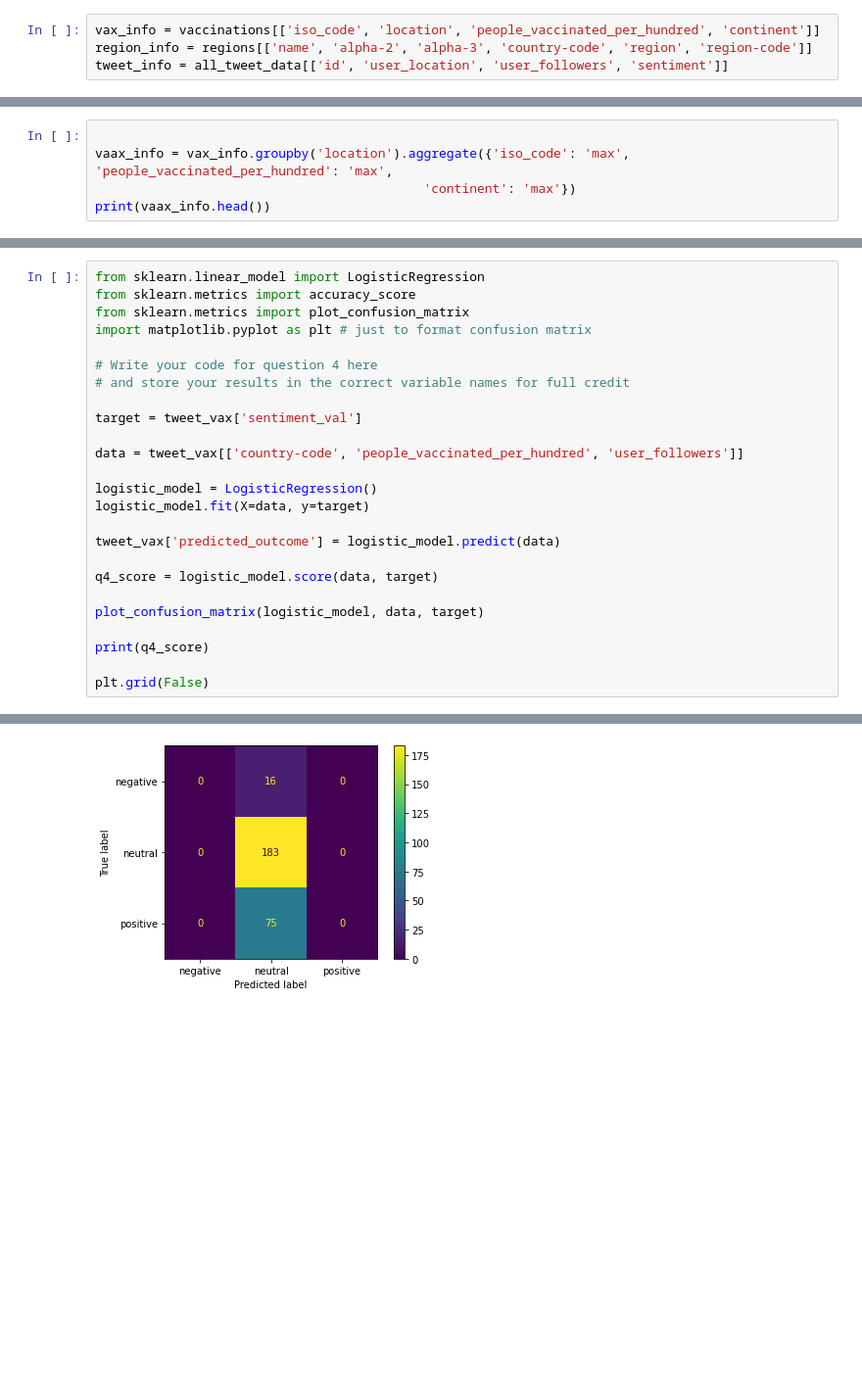
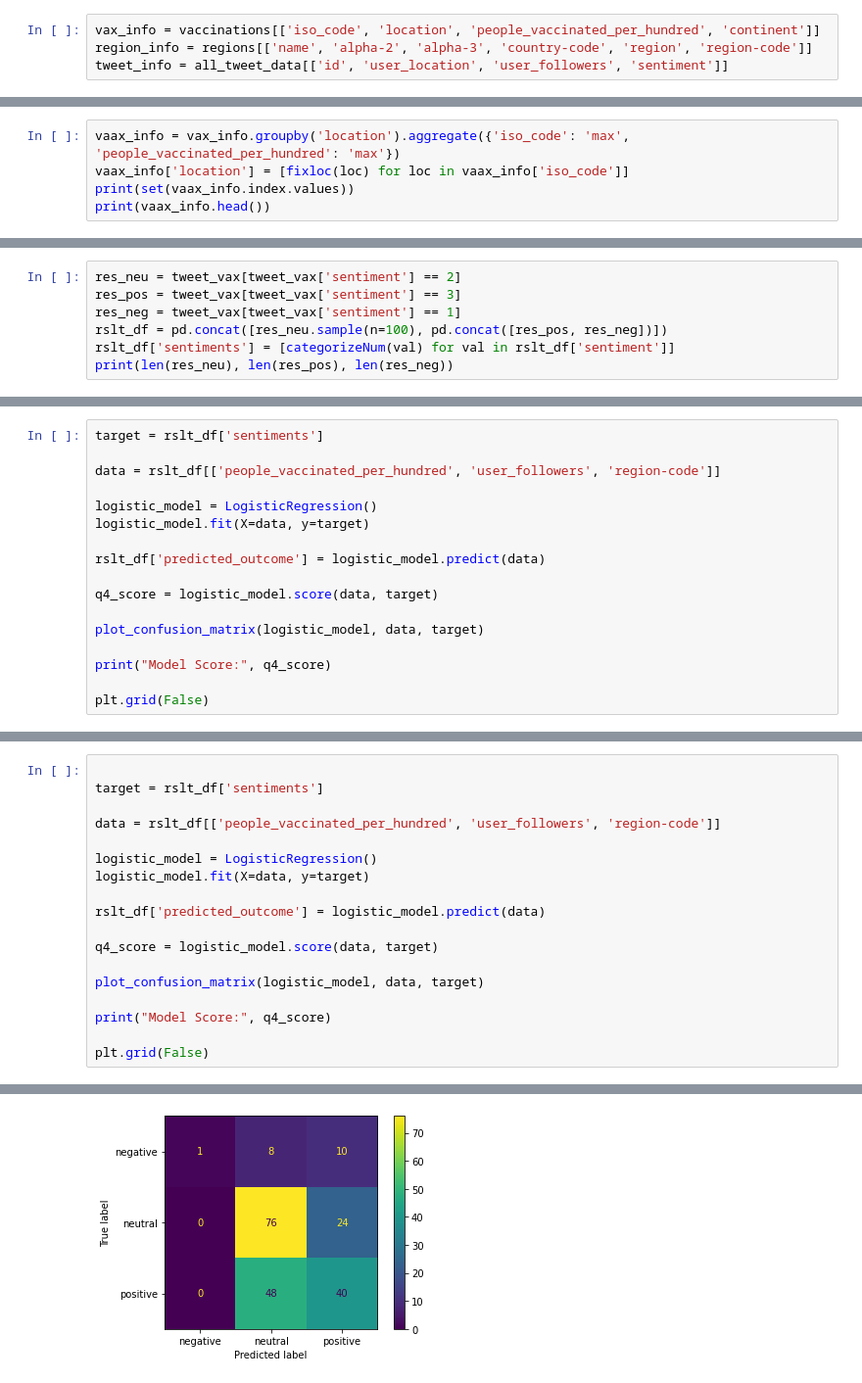
Before and after one commit to naogao/cs216-project, a Jupyter notebook: Logistic Model.ipynb, the cells around one changed output, grey strips where cells are left out. Shown at 98% size. Cells and saved outputs as stored; diff of their text form; blank space fills up the shorter version.

```diff
--- a/Logistic Model.ipynb
+++ b/Logistic Model.ipynb
@@ -92,6 +109,6 @@ print(tweet_info[:50])
 # %%
-
-vaax_info = vax_info.groupby('location').aggregate({'iso_code': 'max', 'people_vaccinated_per_hundred': 'max',
-                                           'continent': 'max'})
+vaax_info = vax_info.groupby('location').aggregate({'iso_code': 'max', 'people_vaccinated_per_hundred': 'max'})
+vaax_info['location'] = [fixloc(loc) for loc in vaax_info['iso_code']]
+print(set(vaax_info.index.values))
 print(vaax_info.head())
 # %% [output]
@@ -127,0 +155,7 @@ tweet_vax['sentiment_val'] = [categorizeNum(val) for val in tweet_vax['sentiment
+# %%
+res_neu = tweet_vax[tweet_vax['sentiment'] == 2]
+res_pos = tweet_vax[tweet_vax['sentiment'] == 3]
+res_neg = tweet_vax[tweet_vax['sentiment'] == 1]
+rslt_df = pd.concat([res_neu.sample(n=100), pd.concat([res_pos, res_neg])])
+rslt_df['sentiments'] = [categorizeNum(val) for val in rslt_df['sentiment']]
+print(len(res_neu), len(res_pos), len(res_neg))
@@ -127,0 +164,17 @@ tweet_vax['sentiment_val'] = [categorizeNum(val) for val in tweet_vax['sentiment
+# %%
+target = rslt_df['sentiments']
+
+data = rslt_df[['people_vaccinated_per_hundred', 'user_followers', 'region-code']]
+
+logistic_model = LogisticRegression()
+logistic_model.fit(X=data, y=target)
+
+rslt_df['predicted_outcome'] = logistic_model.predict(data)
+
+q4_score = logistic_model.score(data, target)
+
+plot_confusion_matrix(logistic_model, data, target)
+
+print("Model Score:", q4_score)
+
+plt.grid(False)
@@ -128,26 +184,19 @@ tweet_vax['sentiment_val'] = [categorizeNum(val) for val in tweet_vax['sentiment
 # %%
-from sklearn.linear_model import LogisticRegression
-from sklearn.metrics import accuracy_score
-from sklearn.metrics import plot_confusion_matrix
-import matplotlib.pyplot as plt # just to format confusion matrix
 
-# Write your code for question 4 here
-# and store your results in the correct variable names for full credit
+target = rslt_df['sentiments']
 
-target = tweet_vax['sentiment_val']
-
-data = tweet_vax[['country-code', 'people_vaccinated_per_hundred', 'user_followers']]
+data = rslt_df[['people_vaccinated_per_hundred', 'user_followers', 'region-code']]
 
 logistic_model = LogisticRegression()
 logistic_model.fit(X=data, y=target)
 
-tweet_vax['predicted_outcome'] = logistic_model.predict(data)
+rslt_df['predicted_outcome'] = logistic_model.predict(data)
 
 q4_score = logistic_model.score(data, target)
 
 plot_confusion_matrix(logistic_model, data, target)
 
-print(q4_score)
+print("Model Score:", q4_score)
 
 plt.grid(False)
 # %% [output]
@@ -155 +204 @@ plt.grid(False)
-[figure, old version]
+[figure, new version]
```
Also changed, not shown: parts of 16 cells of this notebook.
